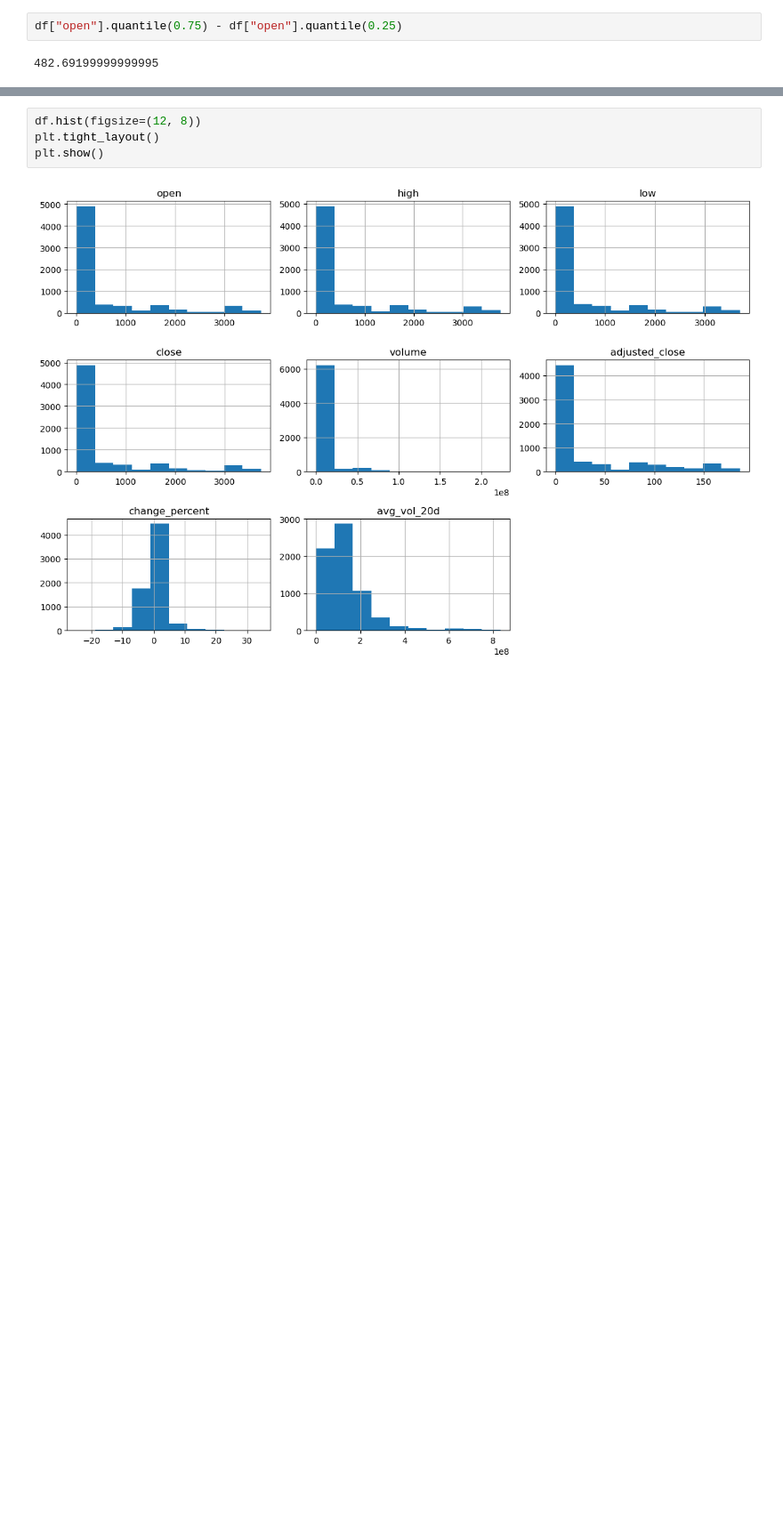
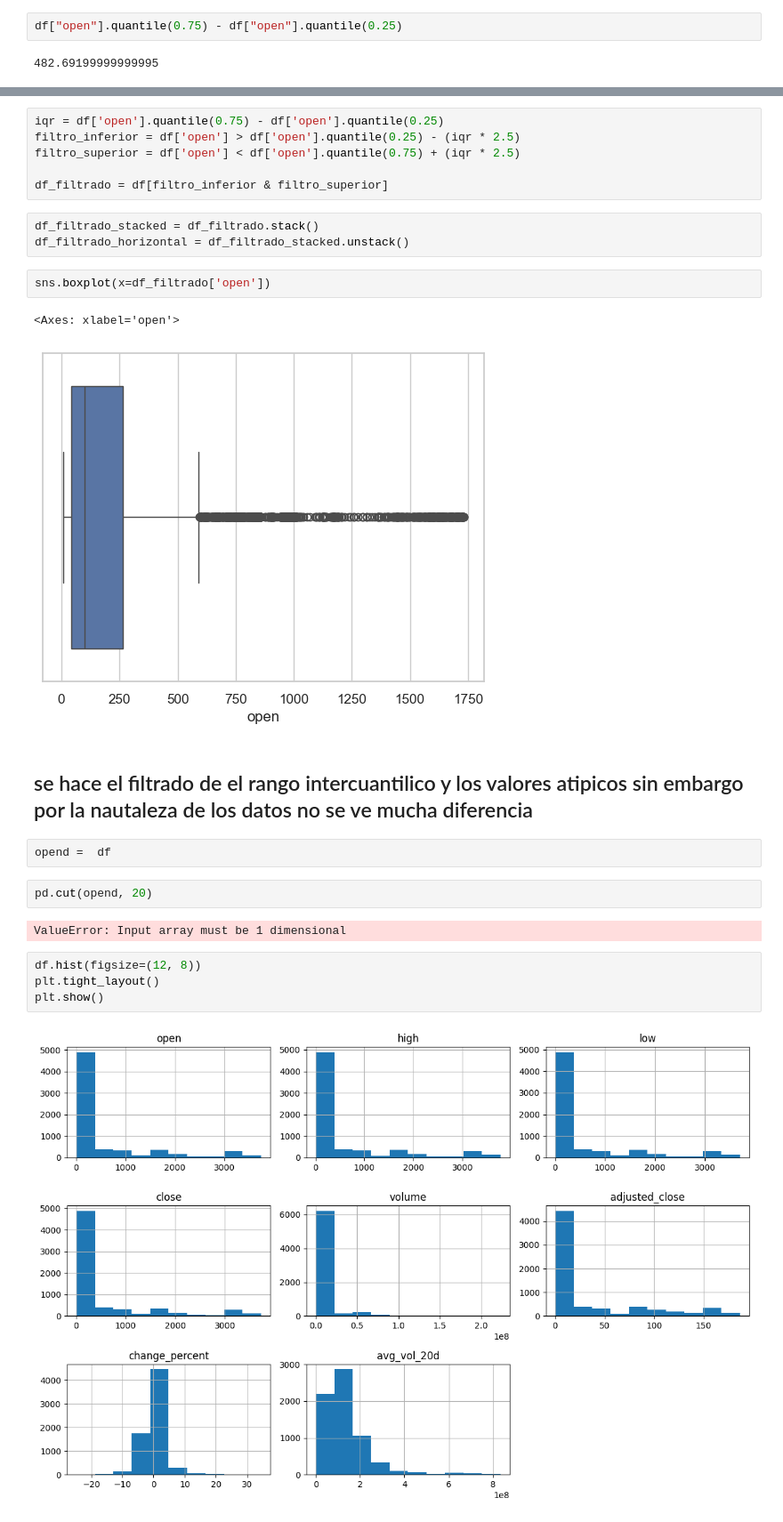
Before and after one commit to ancarye/proyecto_mod_3, a Jupyter notebook: proyecto_modulo_3.ipynb, the cells around one changed output, grey strips where cells are left out. Shown at 89% size. Cells and saved outputs as stored; diff of their text form; blank space fills up the shorter version.

```diff
--- a/proyecto_modulo_3.ipynb
+++ b/proyecto_modulo_3.ipynb
@@ -189,3 +232,25 @@ df["open"].quantile(0.75) - df["open"].quantile(0.25)
+# %%
+iqr = df['open'].quantile(0.75) - df['open'].quantile(0.25)
+filtro_inferior = df['open'] > df['open'].quantile(0.25) - (iqr * 2.5)
+filtro_superior = df['open'] < df['open'].quantile(0.75) + (iqr * 2.5)
+
+df_filtrado = df[filtro_inferior & filtro_superior]
+# %%
+df_filtrado_stacked = df_filtrado.stack()
+df_filtrado_horizontal = df_filtrado_stacked.unstack()
+# %%
+sns.boxplot(x=df_filtrado['open'])
+# %% [output]
+<Axes: xlabel='open'>
+[figure, added]
+# %% [markdown]
+## se hace el filtrado de el rango intercuantilico y los valores atipicos sin embargo por la nautaleza de los datos no se ve mucha diferencia
+# %%
+opend =  df
+# %%
+pd.cut(opend, 20)
+# %% [output]
+ValueError: Input array must be 1 dimensional
 # %%
 df.hist(figsize=(12, 8))
 plt.tight_layout()
```
Also changed, not shown: parts of 14 cells of this notebook.
